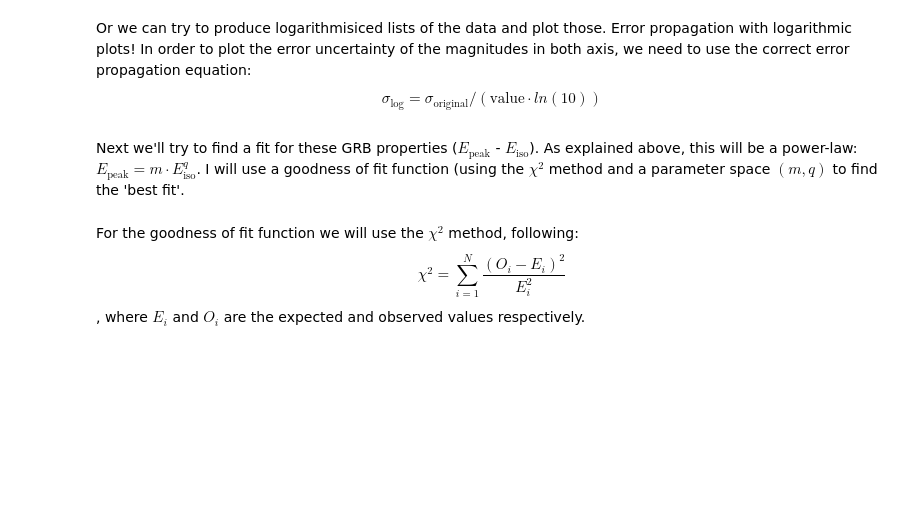
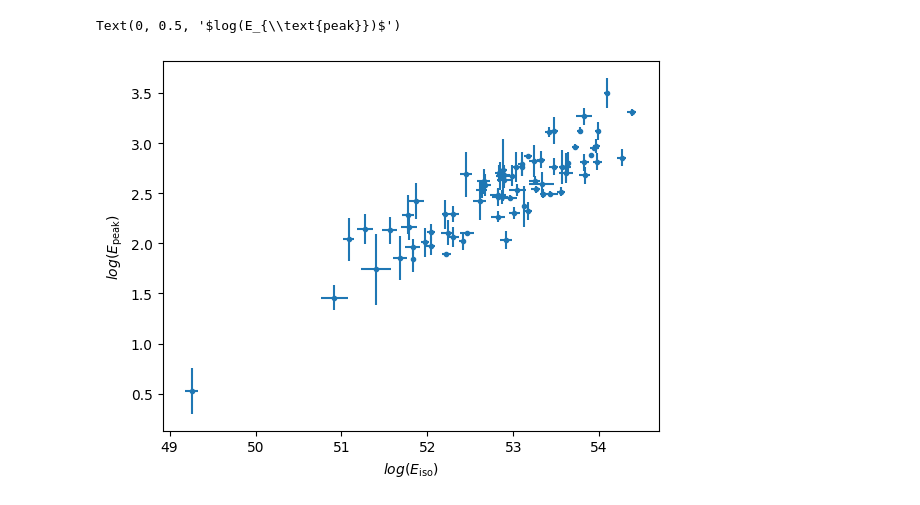
Before and after one commit to joanalnu/OAB-INAF, a Jupyter notebook: Epeak_Eiso_errors.ipynb, the cells around one changed output. Saved outputs shown, nothing was run; the diff lists cells and outputs as text; code cells hidden in the pictures; blank space fills up the shorter version.

```diff
--- a/Epeak_Eiso_errors.ipynb
+++ b/Epeak_Eiso_errors.ipynb
@@ -23,13 +29,6 @@ We can plot the data and then impose a `plt.loglog` scaling.
 # %%
 Epeak = np.log10(df['Epeak']) # keV
-# logEpeak_err = df['Epeak_err'] / (df['Epeak'] * np.log(10)) # correct error propagation
+Epeak_err = df['Epeak_err'] / (df['Epeak'] * np.log(10)) # correct error propagation
 
 Eiso = np.log10(get_float(df['Eiso'])) # ergs
-# logEiso_err = df['Eiso_err'] / (df['Eiso'] * np.log(10))
-
-plt.figure()
-plt.scatter(Eiso, Epeak)
-#plt.errorbar(Eiso, Epeak, xerr=Eiso_err, yerr=Epeak_err, fmt='.') # everything in ergs
-
-plt.xlabel(r'$log(E_{\text{iso}})$')
-plt.ylabel(r'$log(E_{\text{peak}})$')
+Eiso_err = df['Eiso_err'] / (df['Eiso'] * np.log(10))
@@ -39,9 +34,0 @@ Text(0, 0.5, '$log(E_{\\text{peak}})$')
-# %% [markdown]
-Or we can try to produce logarithmisiced lists of the data and plot those. Error propagation with logarithmic plots! In order to plot the error uncertainty of the magnitudes in both axis, we need to use the correct error propagation equation:
-$$\sigma_{\text{log}} = \sigma_{\text{original}} / (\text{value} \cdot ln(10))$$
-# %% [markdown]
-Next we'll try to find a fit for these GRB properties ($E_{\text{peak}}$ - $E_{\text{iso}}$). As explained above, this will be a power-law: $E_{\text{peak}} = m \cdot E_{\text{iso}}^q$. I will use a goodness of fit function (using the $\chi^2$ method and a parameter space $(m,q)$ to find the 'best fit'.
-# %% [markdown]
-For the goodness of fit function we will use the $\chi^2$ method, following:
-$$\chi^2 = \sum_{i=1} ^N \frac{\left(O_i - E_i \right)^2}{E_i^2}$$,
-where $E_i$ and $O_i$ are the expected and observed values respectively.
@@ -65,0 +35,9 @@ def GoFNoErrors(m,q,x=Eiso, y=Epeak): #TODO: for the moment, this GoF function d
+# %%
+plt.figure()
+plt.errorbar(Eiso, Epeak, xerr=Eiso_err, yerr=Epeak_err, fmt='.')
+
+plt.xlabel(r'$log(E_{\text{iso}})$')
+plt.ylabel(r'$log(E_{\text{peak}})$')
+# %% [output]
+Text(0, 0.5, '$log(E_{\\text{peak}})$')
+[figure, added]
```
Also changed, not shown: parts of 21 cells of this notebook.
